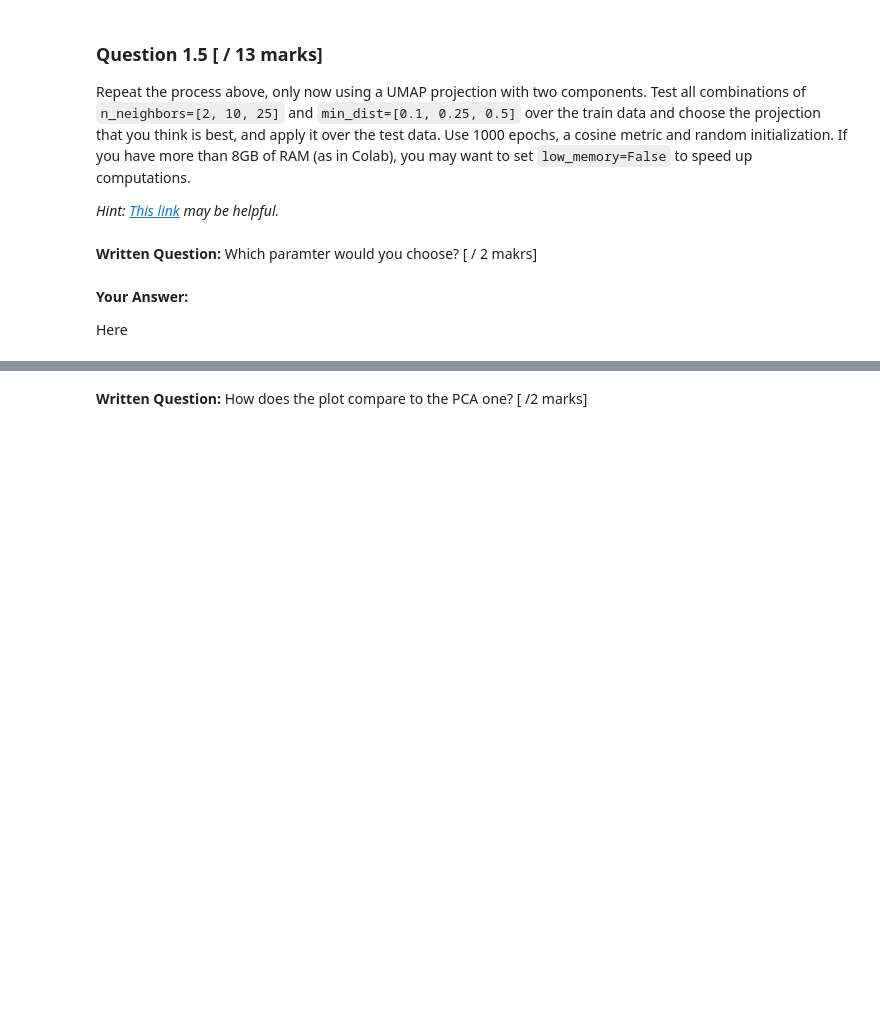
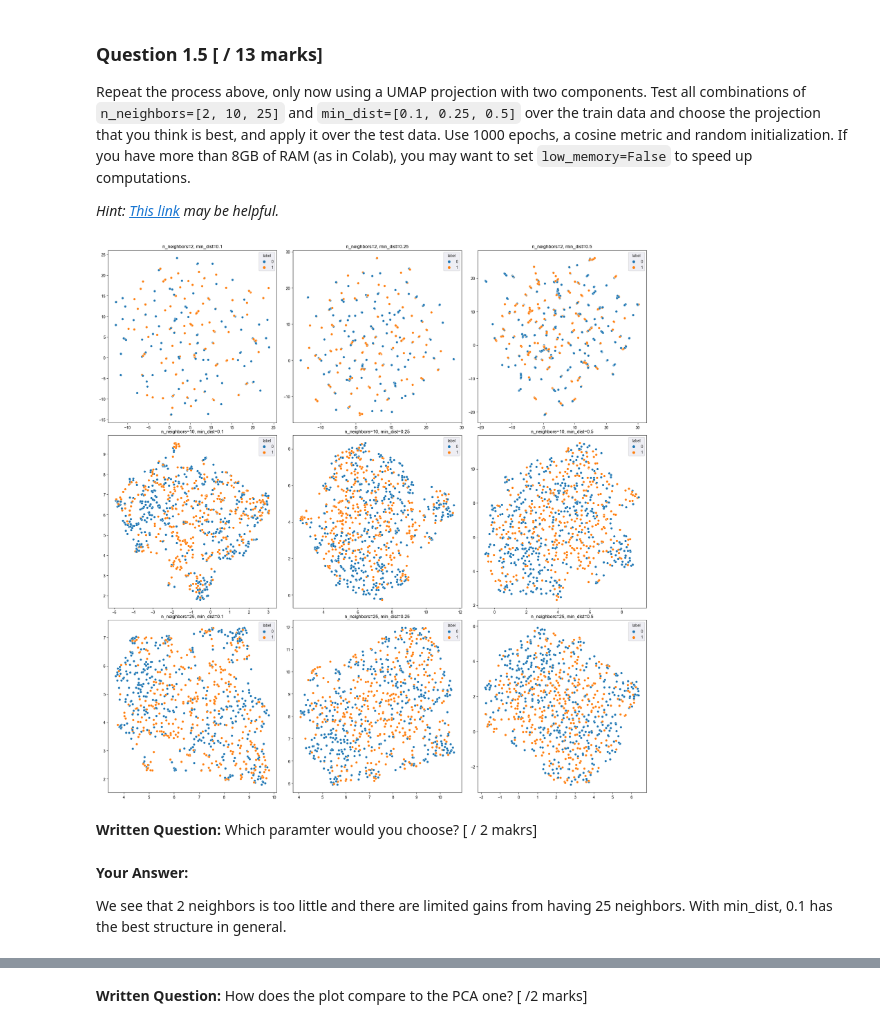
Before and after one commit to ParamvirSran/Machine-Learning, a Jupyter notebook: Assignments/A8/Assignment_8.ipynb, the cells around one changed output, grey strips where cells are left out. Saved outputs shown, nothing was run; the diff lists cells and outputs as text; code cells hidden in the pictures; blank space fills up the shorter version.

```diff
--- a/Assignments/A8/Assignment_8.ipynb
+++ b/Assignments/A8/Assignment_8.ipynb
@@ -116,14 +223,40 @@ Repeat the process above, only now using a UMAP projection with two components.
 
 *Hint: [This link](https://stackoverflow.com/questions/16384109/iterate-over-all-combinations-of-values-in-multiple-lists-in-python) may be helpful.*
 # %%
-# Set parameters [ / 4 marks]
+# Set parameters
+fig, axs = plt.subplots(3, 3, figsize=(20, 20))
+n_neighbors = [2, 10, 25]
+min_dist = [0.1, 0.25, 0.5]
+fig.tight_layout()
+sns.set_style("darkgrid")
 
+for (i, j), (nei, dist) in zip(
+    product([0, 1, 2], [0, 1, 2]), product(n_neighbors, min_dist)
+):
+    UMAP_Reviews = umap.UMAP(
+        n_components=2,
+        metric="cosine",
+        n_epochs=1000,
+        low_memory=False,
+        n_neighbors=nei,
+        min_dist=dist,
+        init="random",
+    )
 
-# Create plot [ [ /2 marks]]
+    x_train_umap = UMAP_Reviews.fit_transform(TfIDF_train)
+
+    sns.scatterplot(
+        x=x_train_umap[:, 0], y=x_train_umap[:, 1], hue=y_train, ax=axs[i, j]
+    )
+    axs[i, j].title.set_text(f"n_neighbors={nei}, min_dist={dist}")
+
+plt.show()
+# %% [output]
+[figure, added]
 # %% [markdown]
 **Written Question:** Which paramter would you choose? [ / 2 makrs]
 # %% [markdown]
 **Your Answer:**
 
-Here
+We see that 2 neighbors is too little and there are limited gains from having 25 neighbors. With min_dist, 0.1 has the best structure in general.
 # %%
```
Also changed, not shown: parts of 24 cells of this notebook.
